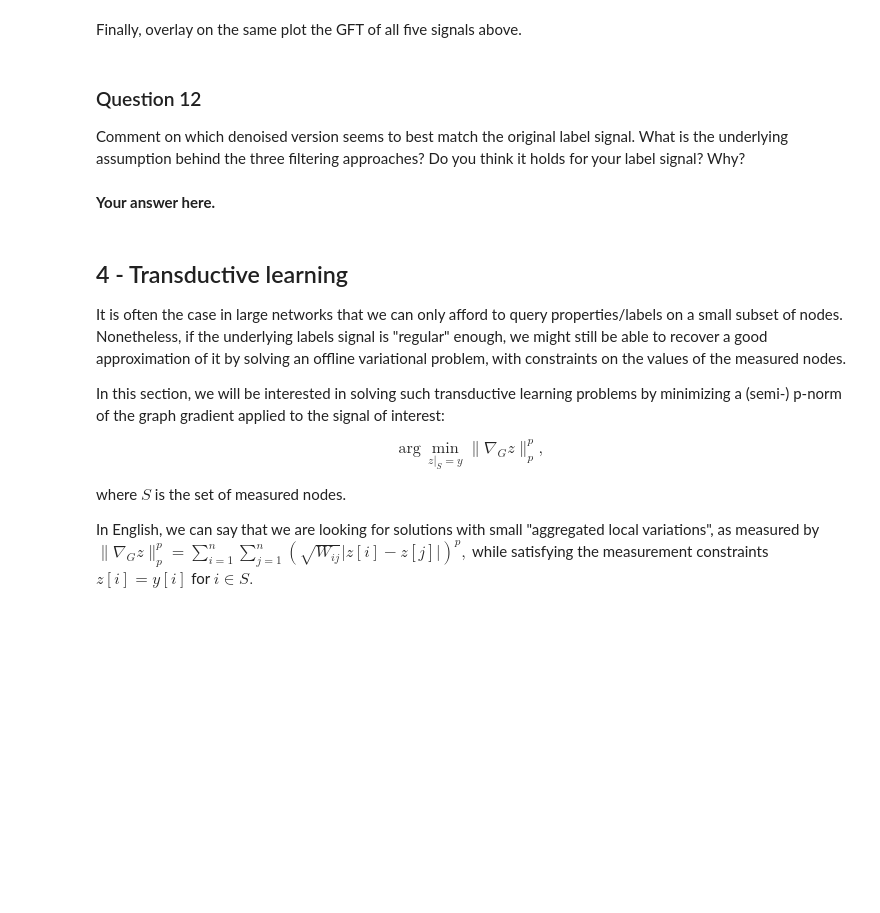
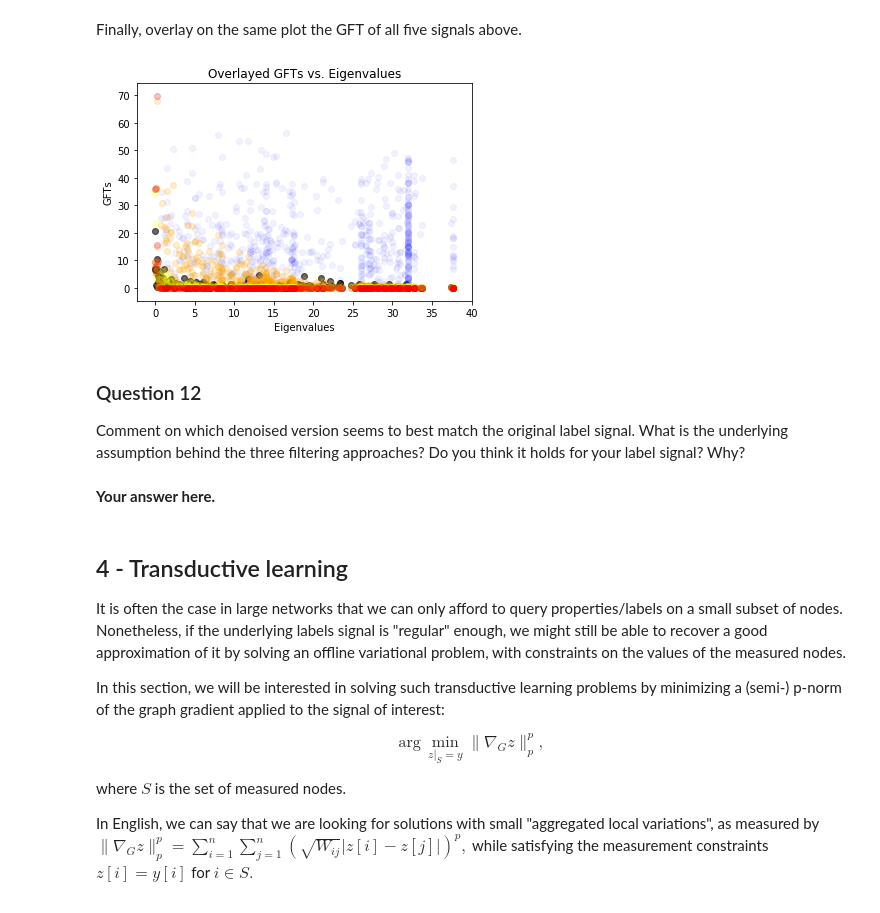
Before and after one commit to Kakavand/EPFL-antiterrorAssignment, a Jupyter notebook: milestone_4/4_graph_signal_processing.ipynb, the cells around one changed output. Saved outputs shown, nothing was run; the diff lists cells and outputs as text; code cells hidden in the pictures; blank space fills up the shorter version.

```diff
--- a/milestone_4/4_graph_signal_processing.ipynb
+++ b/milestone_4/4_graph_signal_processing.ipynb
@@ -390,3 +465,15 @@ Finally, overlay on the same plot the GFT of all five signals above.
+# %%
+plt.scatter(e, gft_labels, c="black", alpha=0.6)
+plt.scatter(e, gft_noisylabs, c="blue", alpha = 0.05)
+plt.scatter(e, h_denois_labs, c="orange", alpha=0.2)
+plt.scatter(e, i_denois_labs, c="yellow", alpha=0.2)
+plt.scatter(e, r_denois_labs, c="red", alpha=0.2)
+plt.title("Overlayed GFTs vs. Eigenvalues")
+plt.ylabel("GFTs")
+plt.xlabel("Eigenvalues")
+plt.show()
+# %% [output]
+[figure, added]
 # %% [markdown]
 ### Question 12
 
```
Also changed, not shown: parts of 23 cells of this notebook, 1 other file.
